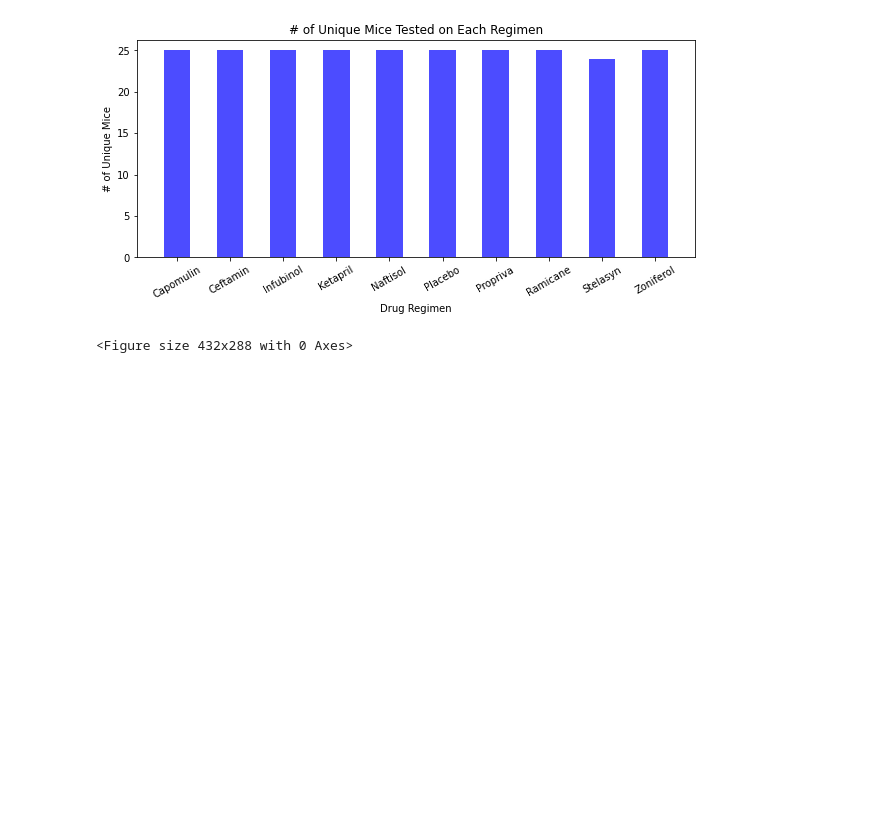
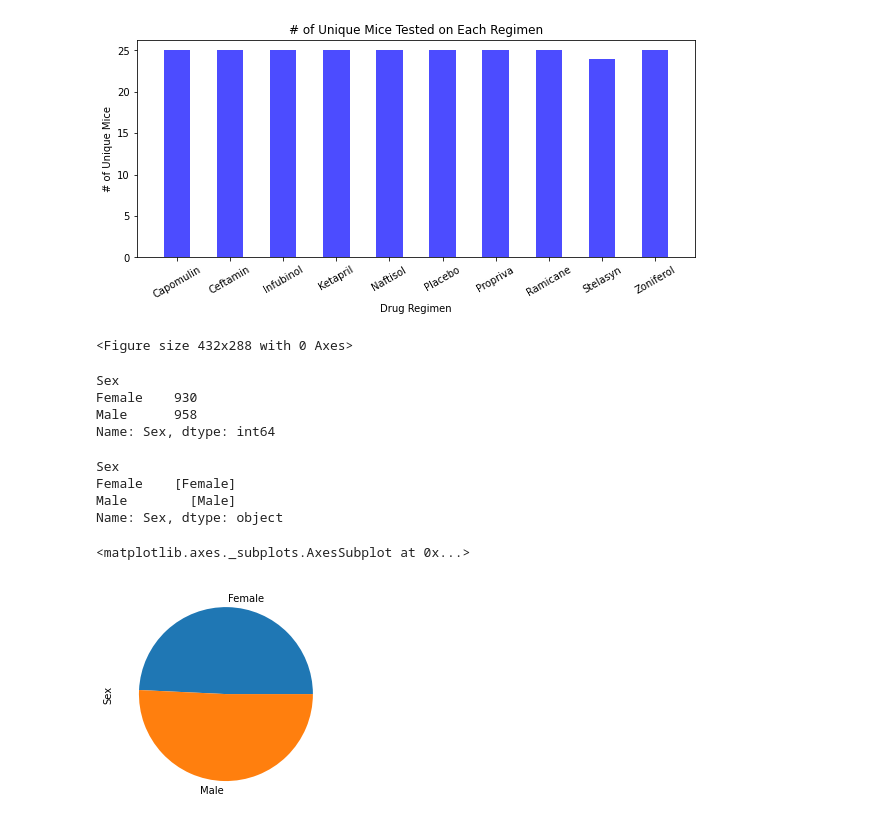
Before and after one commit to eliot1335/Pymaceuticals--Matplotlib-Visualization, a Jupyter notebook: Pymaceuticals/pymaceuticals.ipynb, the cells around one changed output. Drawn from its saved outputs; the diff is of its cells as text; code cells hidden in the pictures; blank space fills up the shorter version.

Commit message:
pyplot pandas pie charts

```diff
--- a/Pymaceuticals/pymaceuticals.ipynb
+++ b/Pymaceuticals/pymaceuticals.ipynb
@@ -119,7 +111,27 @@ plt.tight_layout()
 # %% [output]
 [figure]
 <Figure size 432x288 with 0 Axes>
+# %%
+# groupby sex using cleaned data
+gender_df = cleaned_df.groupby("Sex")
+gender_df["Sex"].count()
+# %% [output]
+Sex
+Female    930
+Male      958
+Name: Sex, dtype: int64
+# %%
+gender_df["Sex"].unique()
+# %% [output]
+Sex
+Female    [Female]
+Male        [Male]
+Name: Sex, dtype: object
 # %%
 # Generate a pie plot showing the distribution of female versus male mice using pandas
+gender_df["Sex"].count().plot(kind="pie")
+# %% [output]
+<matplotlib.axes._subplots.AxesSubplot at 0x...>
+[figure, added]
 # %%
 # Generate a pie plot showing the distribution of female versus male mice using pyplot
```
Also changed, not shown: parts of 3 cells of this notebook.
